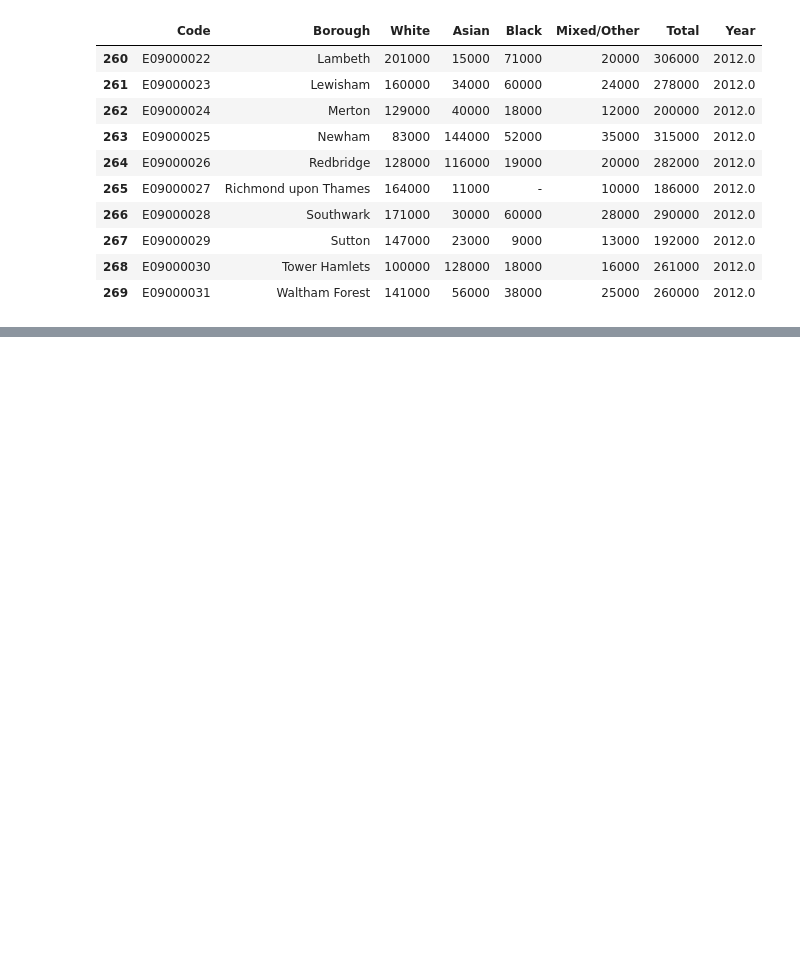
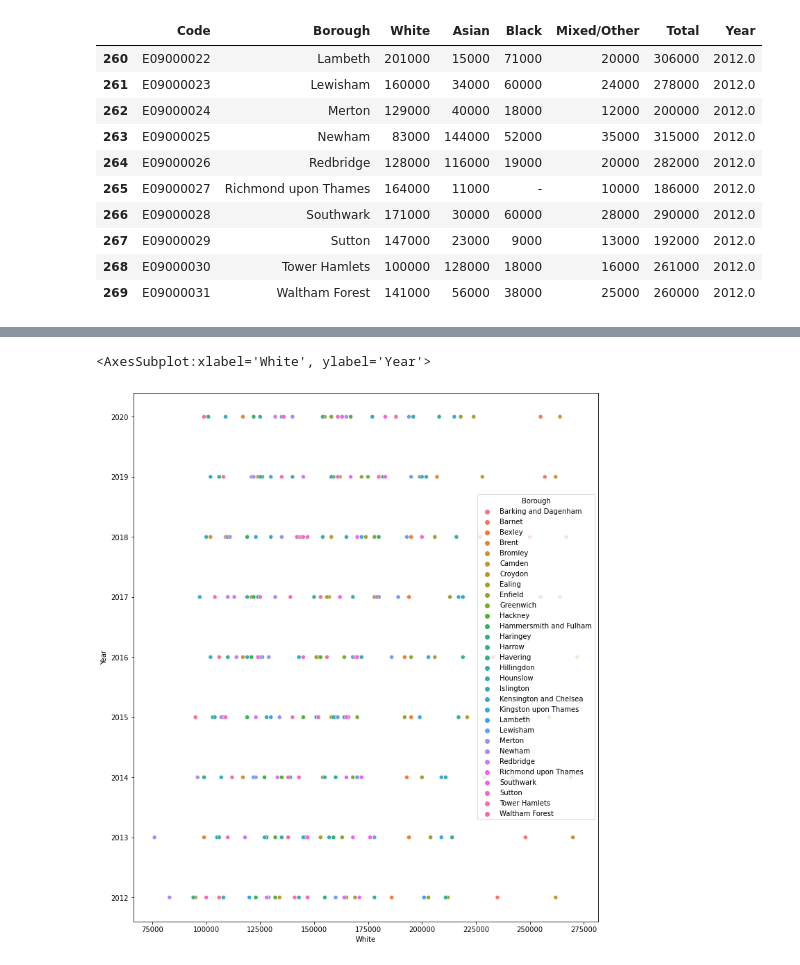
Before and after one commit to JessSumner57/-outline-, a Jupyter notebook: ethnicitydata.ipynb, the cells around one changed output, grey strips where cells are left out. Saved outputs shown, nothing was run; the diff lists cells and outputs as text; code cells hidden in the pictures; blank space fills up the shorter version.

Commit message:
Add files via upload
Function and Some Figures

```diff
--- a/ethnicitydata.ipynb
+++ b/ethnicitydata.ipynb
@@ -38,0 +77,6 @@ ethnicity.tail(n=10)
+# %%
+f,ax = plt.subplots(1,1,figsize=(12,14))
+sns.scatterplot(x=ethnicity['White'], y=ethnicity['Year'], hue=ethnicity['Borough'], legend=True, ax=ax)
+# %% [output]
+<AxesSubplot:xlabel='White', ylabel='Year'>
+[figure, added]
```
Also changed, not shown: parts of 15 cells of this notebook.
